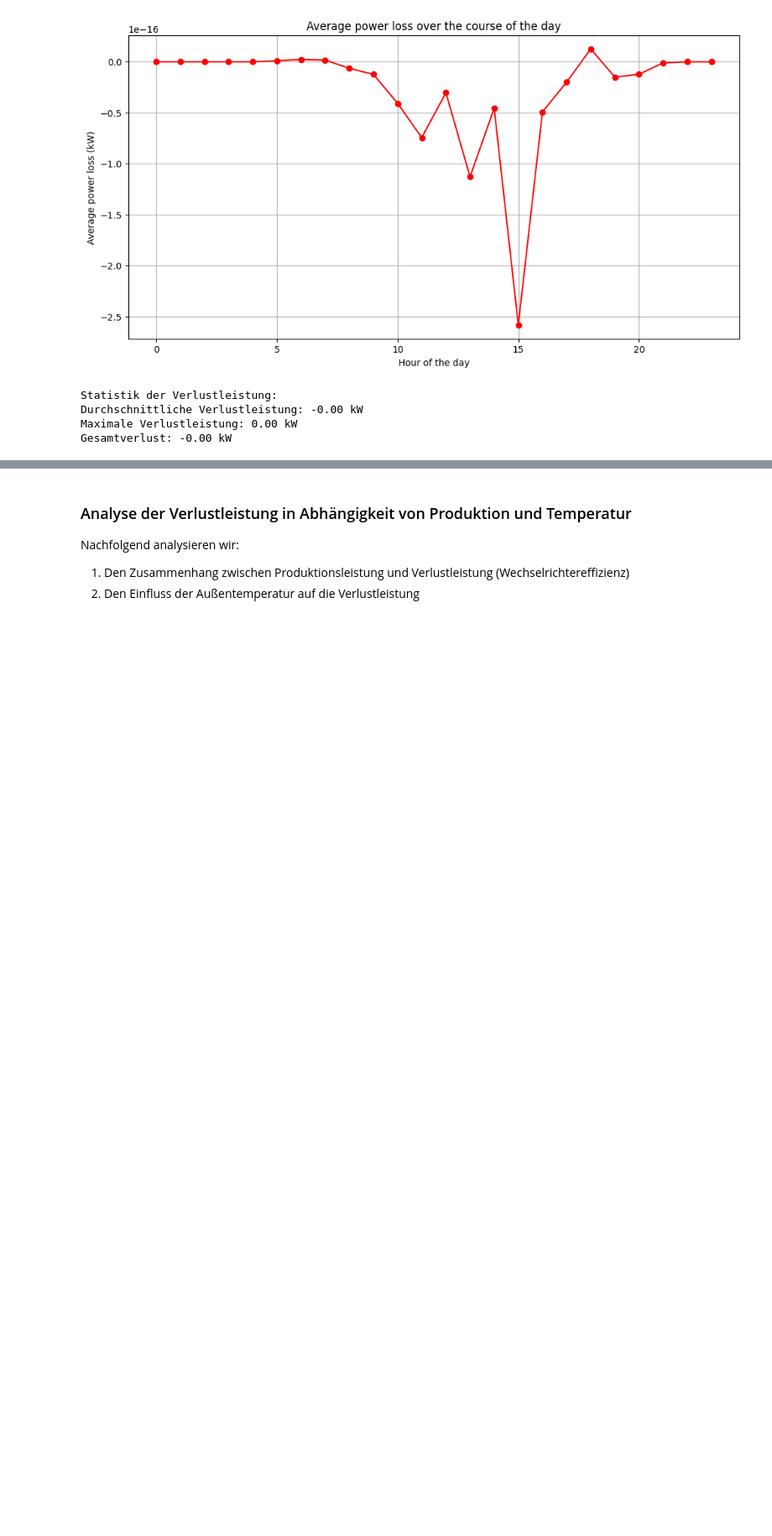
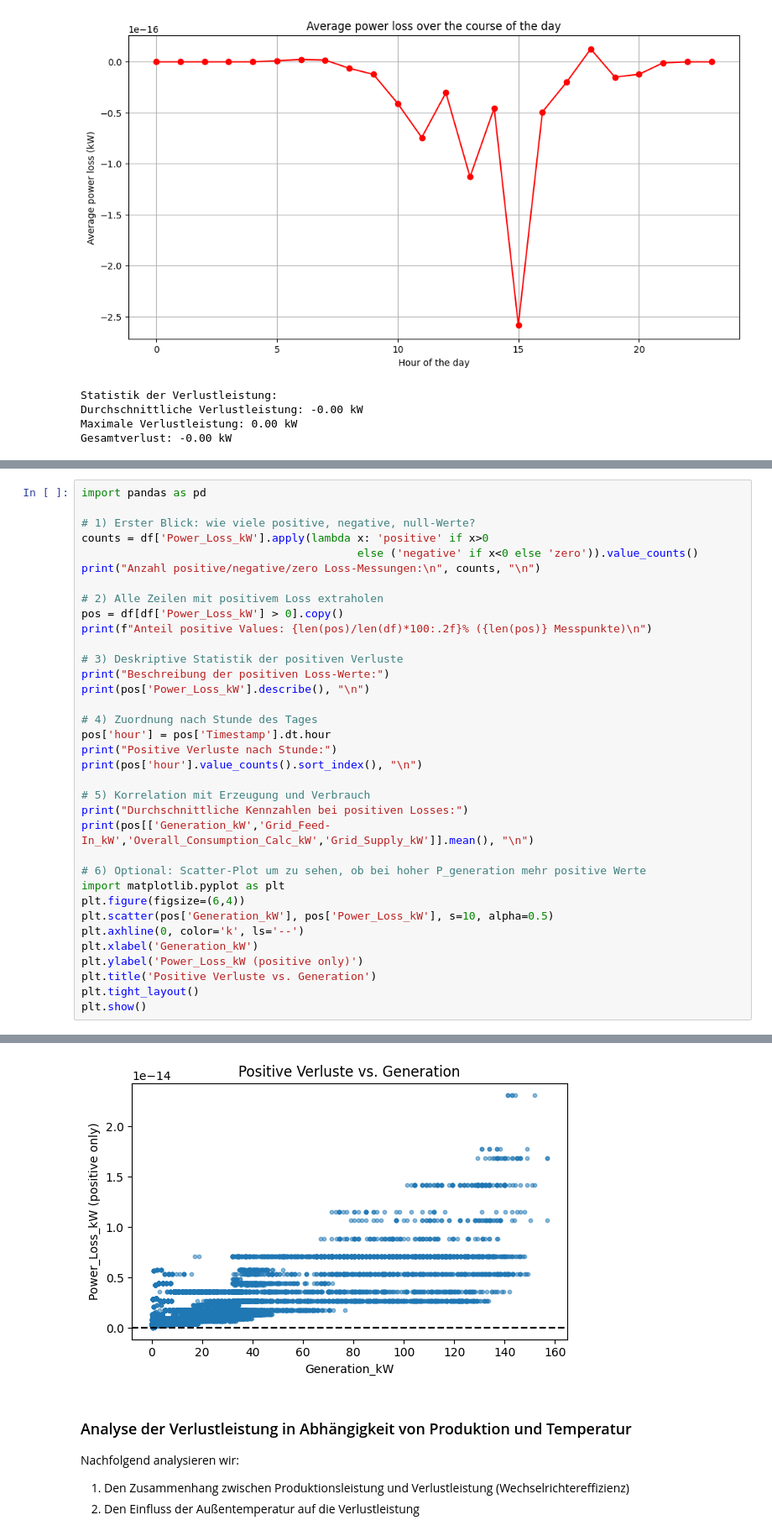
Before and after one commit to abishanaru/PV-Optimisation, a Jupyter notebook: main.ipynb, the cells around one changed output, grey strips where cells are left out. Shown at 84% size. Drawn from its saved outputs; the diff is of its cells as text; blank space fills up the shorter version.

```diff
--- a/main.ipynb
+++ b/main.ipynb
@@ -260,0 +285,36 @@ Gesamtverlust: -0.00 kW
+# %%
+import pandas as pd
+
+# 1) Erster Blick: wie viele positive, negative, null-Werte?
+counts = df['Power_Loss_kW'].apply(lambda x: 'positive' if x>0
+                                          else ('negative' if x<0 else 'zero')).value_counts()
+print("Anzahl positive/negative/zero Loss-Messungen:\n", counts, "\n")
+
+# 2) Alle Zeilen mit positivem Loss extraholen
+pos = df[df['Power_Loss_kW'] > 0].copy()
+print(f"Anteil positive Values: {len(pos)/len(df)*100:.2f}% ({len(pos)} Messpunkte)\n")
+
+# 3) Deskriptive Statistik der positiven Verluste
+print("Beschreibung der positiven Loss-Werte:")
+print(pos['Power_Loss_kW'].describe(), "\n")
+
+# 4) Zuordnung nach Stunde des Tages
+pos['hour'] = pos['Timestamp'].dt.hour
+print("Positive Verluste nach Stunde:")
+print(pos['hour'].value_counts().sort_index(), "\n")
+
+# 5) Korrelation mit Erzeugung und Verbrauch
+print("Durchschnittliche Kennzahlen bei positiven Losses:")
+print(pos[['Generation_kW','Grid_Feed-In_kW','Overall_Consumption_Calc_kW','Grid_Supply_kW']].mean(), "\n")
+
+# 6) Optional: Scatter-Plot um zu sehen, ob bei hoher P_generation mehr positive Werte
+import matplotlib.pyplot as plt
+plt.figure(figsize=(6,4))
+plt.scatter(pos['Generation_kW'], pos['Power_Loss_kW'], s=10, alpha=0.5)
+plt.axhline(0, color='k', ls='--')
+plt.xlabel('Generation_kW')
+plt.ylabel('Power_Loss_kW (positive only)')
+plt.title('Positive Verluste vs. Generation')
+plt.tight_layout()
+plt.show()
+# %% [output]
@@ -261,3 +338,4 @@ Gesamtverlust: -0.00 kW
+[figure, added]
 # %% [markdown]
 ### Analyse der Verlustleistung in Abhängigkeit von Produktion und Temperatur
 Nachfolgend analysieren wir:
```
Also changed, not shown: parts of 6 cells of this notebook.
